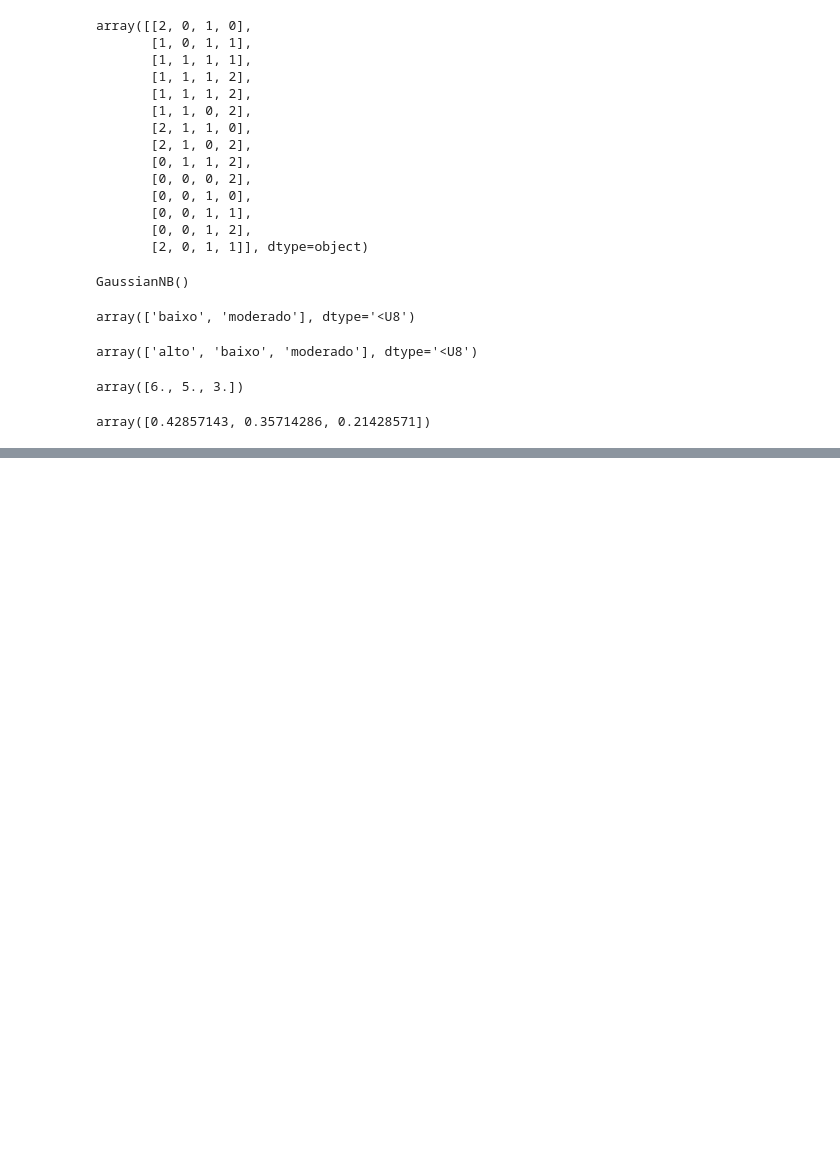
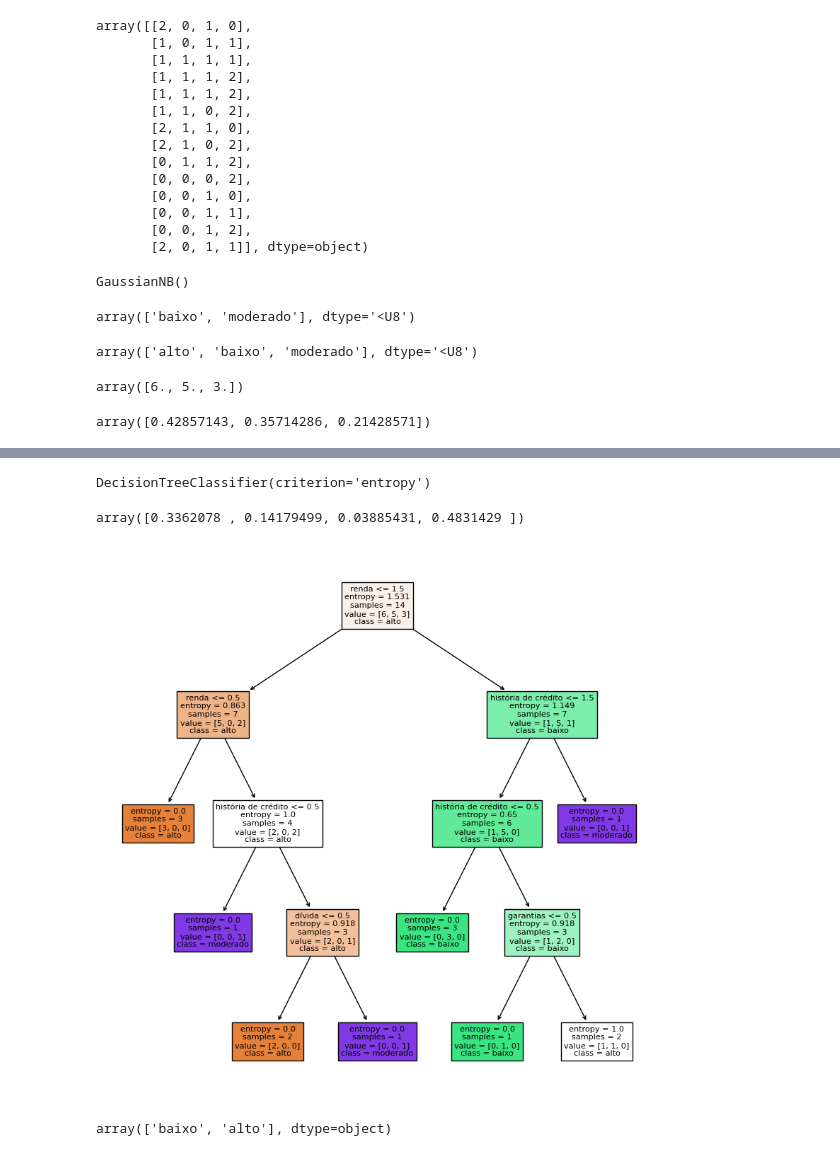
Before and after one commit to VCOliver/Machine-Learning-and-Data-Science, a Jupyter notebook: Data preprocessing/risco credito/risco_credito.ipynb, the cells around one changed output, grey strips where cells are left out. Drawn from its saved outputs; the diff is of its cells as text; code cells hidden in the pictures; blank space fills up the shorter version.

Commit message:
Tree

```diff
--- a/Data preprocessing/risco credito/risco_credito.ipynb
+++ b/Data preprocessing/risco credito/risco_credito.ipynb
@@ -109,0 +116,3 @@ array([0.42857143, 0.35714286, 0.21428571])
+# %%
+with open('risco_credito.pkl', mode='rb') as f:
+    X_risco_credito, y_risco_credito = pickle.load(f)
@@ -109,0 +139,23 @@ array([0.42857143, 0.35714286, 0.21428571])
+# %%
+arvore_risco_credito = DecisionTreeClassifier(criterion='entropy')
+arvore_risco_credito.fit(X_risco_credito, y_risco_credito)
+# %% [output]
+DecisionTreeClassifier(criterion='entropy')
+# %%
+arvore_risco_credito.feature_importances_
+# %% [output]
+array([0.3362078 , 0.14179499, 0.03885431, 0.4831429 ])
+# %%
+from sklearn import tree
+previsores = ['história de crédito', 'dívida', 'garantias', 'renda']
+figura, eixos = plt.subplots(nrows=1, ncols=1, figsize=(10,10))
+tree.plot_tree(arvore_risco_credito, feature_names=previsores,
+               class_names=arvore_risco_credito.classes_,
+               filled=True);
+# %% [output]
+[figure, added]
+# %%
+previsoes = arvore_risco_credito.predict([[0,0,1,2],[2,0,0,0]])
+previsoes
+# %% [output]
+array(['baixo', 'alto'], dtype=object)
```
Also changed, not shown: parts of 3 cells of this notebook.
